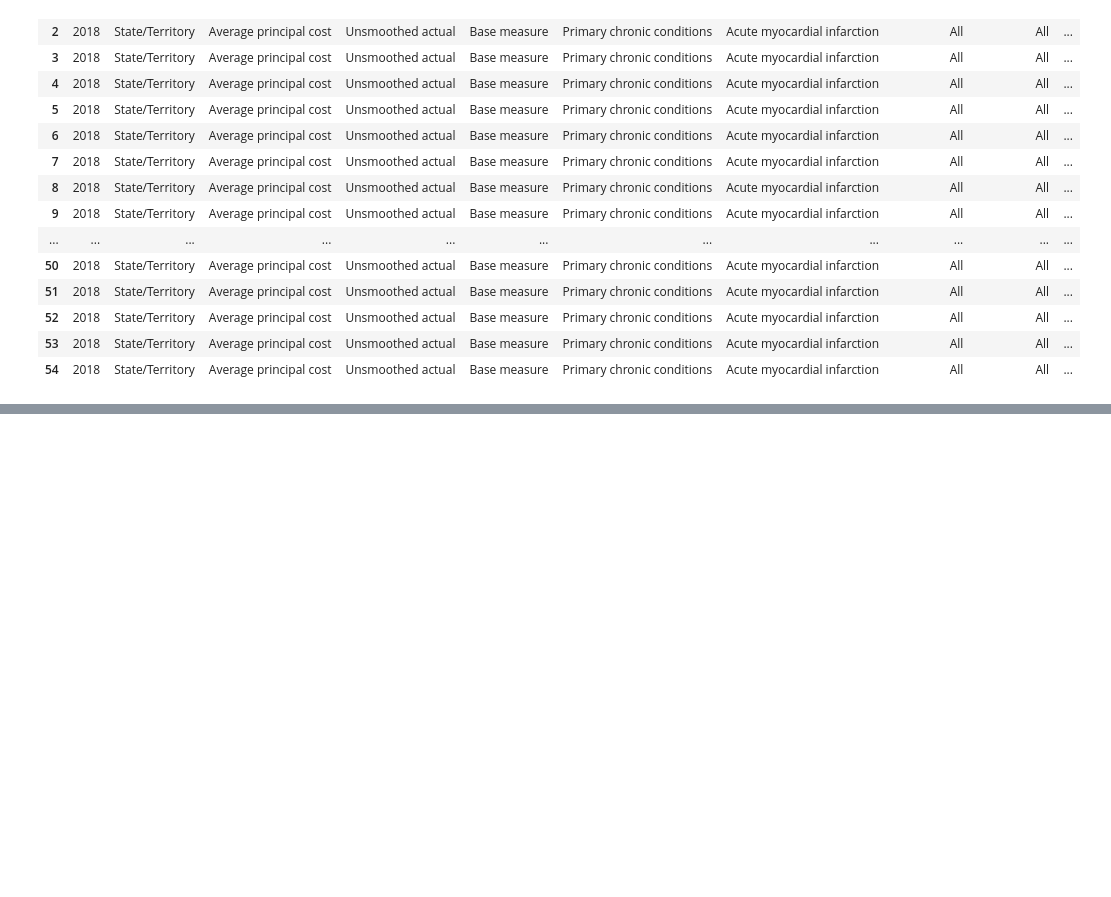
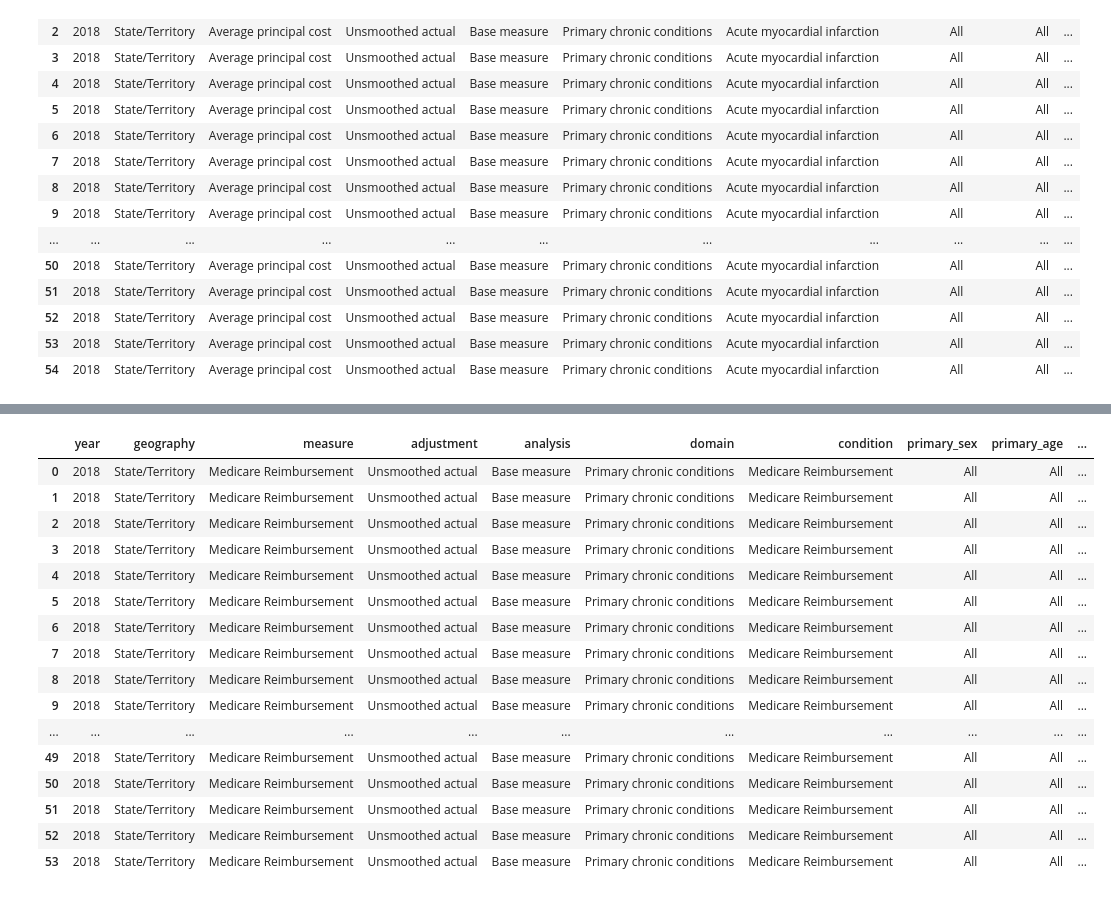
Before and after one commit to hannahlbridges/healthcare-access, a Jupyter notebook: medicare_disparities_data_cleanup.ipynb, the cells around one changed output, grey strips where cells are left out. Saved outputs shown, nothing was run; the diff lists cells and outputs as text; code cells hidden in the pictures; blank space fills up the shorter version.

Commit message:
add medicare disparity data

```diff
--- a/medicare_disparities_data_cleanup.ipynb
+++ b/medicare_disparities_data_cleanup.ipynb
@@ -86,0 +129,21 @@ average_cost_stroke_2013
+# %%
+reimbursements_2018 = pd.read_csv("medicare_disparities/2018_medicare_reimbursements.csv")
+reimbursements_2018
+# %% [output]
+|  | year | geography | measure | adjustment | analysis | domain | condition | primary_sex | primary_age | ... |
+| 0 | 2018 | State/Territory | Medicare Reimbursement | Unsmoothed actual | Base measure | Primary chronic conditions | Medicare Reimbursement | All | All | ... |
+| 1 | 2018 | State/Territory | Medicare Reimbursement | Unsmoothed actual | Base measure | Primary chronic conditions | Medicare Reimbursement | All | All | ... |
+| 2 | 2018 | State/Territory | Medicare Reimbursement | Unsmoothed actual | Base measure | Primary chronic conditions | Medicare Reimbursement | All | All | ... |
+| 3 | 2018 | State/Territory | Medicare Reimbursement | Unsmoothed actual | Base measure | Primary chronic conditions | Medicare Reimbursement | All | All | ... |
+| 4 | 2018 | State/Territory | Medicare Reimbursement | Unsmoothed actual | Base measure | Primary chronic conditions | Medicare Reimbursement | All | All | ... |
+| 5 | 2018 | State/Territory | Medicare Reimbursement | Unsmoothed actual | Base measure | Primary chronic conditions | Medicare Reimbursement | All | All | ... |
+| 6 | 2018 | State/Territory | Medicare Reimbursement | Unsmoothed actual | Base measure | Primary chronic conditions | Medicare Reimbursement | All | All | ... |
+| 7 | 2018 | State/Territory | Medicare Reimbursement | Unsmoothed actual | Base measure | Primary chronic conditions | Medicare Reimbursement | All | All | ... |
+| 8 | 2018 | State/Territory | Medicare Reimbursement | Unsmoothed actual | Base measure | Primary chronic conditions | Medicare Reimbursement | All | All | ... |
+| 9 | 2018 | State/Territory | Medicare Reimbursement | Unsmoothed actual | Base measure | Primary chronic conditions | Medicare Reimbursement | All | All | ... |
+| ... | ... | ... | ... | ... | ... | ... | ... | ... | ... | ... |
+| 49 | 2018 | State/Territory | Medicare Reimbursement | Unsmoothed actual | Base measure | Primary chronic conditions | Medicare Reimbursement | All | All | ... |
+| 50 | 2018 | State/Territory | Medicare Reimbursement | Unsmoothed actual | Base measure | Primary chronic conditions | Medicare Reimbursement | All | All | ... |
+| 51 | 2018 | State/Territory | Medicare Reimbursement | Unsmoothed actual | Base measure | Primary chronic conditions | Medicare Reimbursement | All | All | ... |
+| 52 | 2018 | State/Territory | Medicare Reimbursement | Unsmoothed actual | Base measure | Primary chronic conditions | Medicare Reimbursement | All | All | ... |
+| 53 | 2018 | State/Territory | Medicare Reimbursement | Unsmoothed actual | Base measure | Primary chronic conditions | Medicare Reimbursement | All | All | ... |
```
Also changed, not shown: parts of 3 cells of this notebook, 7 other files.
